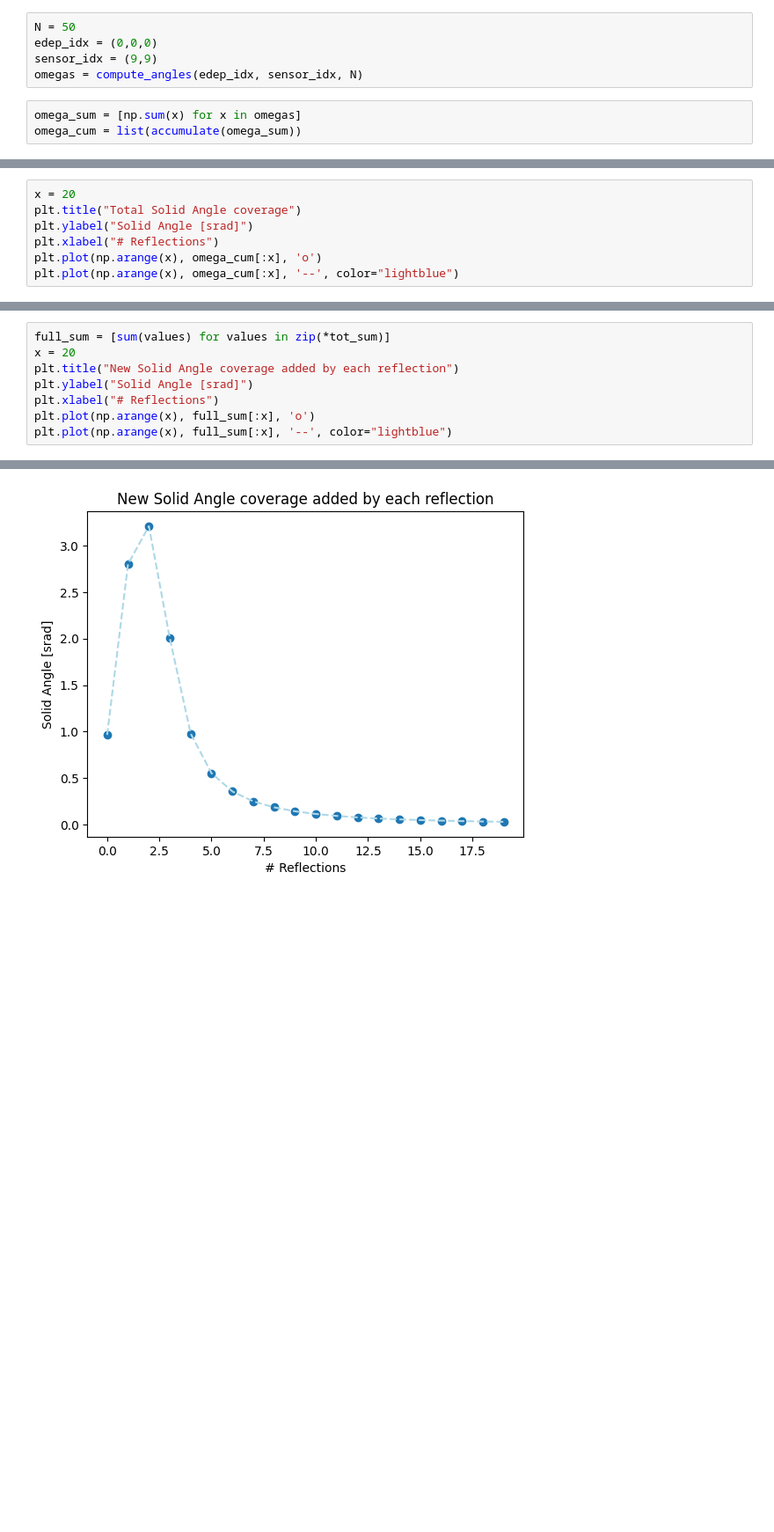
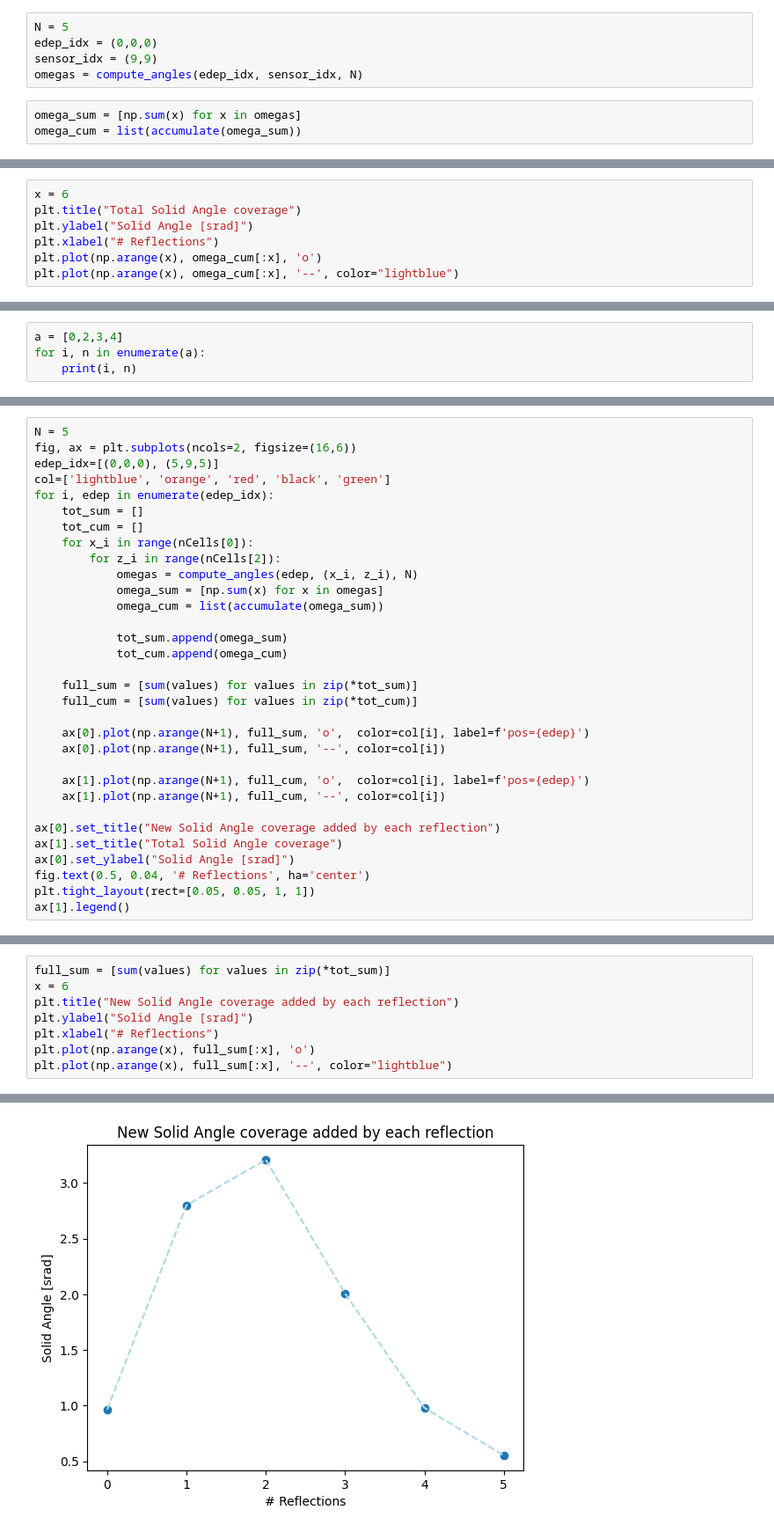
Before and after one commit to enlupi/SNN-Cal, a Jupyter notebook: GenerateDataset/Reflections.ipynb, the cells around one changed output, grey strips where cells are left out. Shown: that part at 88% size. Cells and saved outputs as stored; diff of their text form; blank space fills up the shorter version.

```diff
--- a/GenerateDataset/Reflections.ipynb
+++ b/GenerateDataset/Reflections.ipynb
@@ -139,5 +233,5 @@ def compute_angles(edep_idx, sensor_idx, N):
 # %%
-N = 50
+N = 5
 edep_idx = (0,0,0)
 sensor_idx = (9,9)
 omegas = compute_angles(edep_idx, sensor_idx, N)
@@ -157,5 +248,5 @@ plt.plot(np.arange(x), omega_sum[:x], '--', color="lightblue")
 # %%
-x = 20
+x = 6
 plt.title("Total Solid Angle coverage")
 plt.ylabel("Solid Angle [srad]")
 plt.xlabel("# Reflections")
@@ -178,0 +255,4 @@ for x_i in range(nCells[0]):
+# %%
+a = [0,2,3,4]
+for i, n in enumerate(a):
+    print(i, n)
@@ -178,0 +369,32 @@ for x_i in range(nCells[0]):
+# %%
+N = 5
+fig, ax = plt.subplots(ncols=2, figsize=(16,6))
+edep_idx=[(0,0,0), (5,9,5)]
+col=['lightblue', 'orange', 'red', 'black', 'green']
+for i, edep in enumerate(edep_idx):
+    tot_sum = []
+    tot_cum = []
+    for x_i in range(nCells[0]):
+        for z_i in range(nCells[2]):
+            omegas = compute_angles(edep, (x_i, z_i), N)
+            omega_sum = [np.sum(x) for x in omegas]
+            omega_cum = list(accumulate(omega_sum))
+
+            tot_sum.append(omega_sum)
+            tot_cum.append(omega_cum)
+
+    full_sum = [sum(values) for values in zip(*tot_sum)]
+    full_cum = [sum(values) for values in zip(*tot_cum)]
+
+    ax[0].plot(np.arange(N+1), full_sum, 'o',  color=col[i], label=f'pos={edep}')
+    ax[0].plot(np.arange(N+1), full_sum, '--', color=col[i])
+
+    ax[1].plot(np.arange(N+1), full_cum, 'o',  color=col[i], label=f'pos={edep}')
+    ax[1].plot(np.arange(N+1), full_cum, '--', color=col[i])
+
+ax[0].set_title("New Solid Angle coverage added by each reflection")
+ax[1].set_title("Total Solid Angle coverage")
+ax[0].set_ylabel("Solid Angle [srad]")
+fig.text(0.5, 0.04, '# Reflections', ha='center')
+plt.tight_layout(rect=[0.05, 0.05, 1, 1])
+ax[1].legend()
@@ -179,13 +404,13 @@ for x_i in range(nCells[0]):
 # %%
 full_sum = [sum(values) for values in zip(*tot_sum)]
-x = 20
+x = 6
 plt.title("New Solid Angle coverage added by each reflection")
 plt.ylabel("Solid Angle [srad]")
 plt.xlabel("# Reflections")
 plt.plot(np.arange(x), full_sum[:x], 'o')
 plt.plot(np.arange(x), full_sum[:x], '--', color="lightblue")
 # %% [output]
 [<matplotlib.lines.Line2D at 0x...>]
-[figure, old version]
+[figure, new version]
 # %%
 full_cum = [sum(values) for values in zip(*tot_cum)]
```
Also changed, not shown: parts of 28 cells of this notebook, 1 other file.
